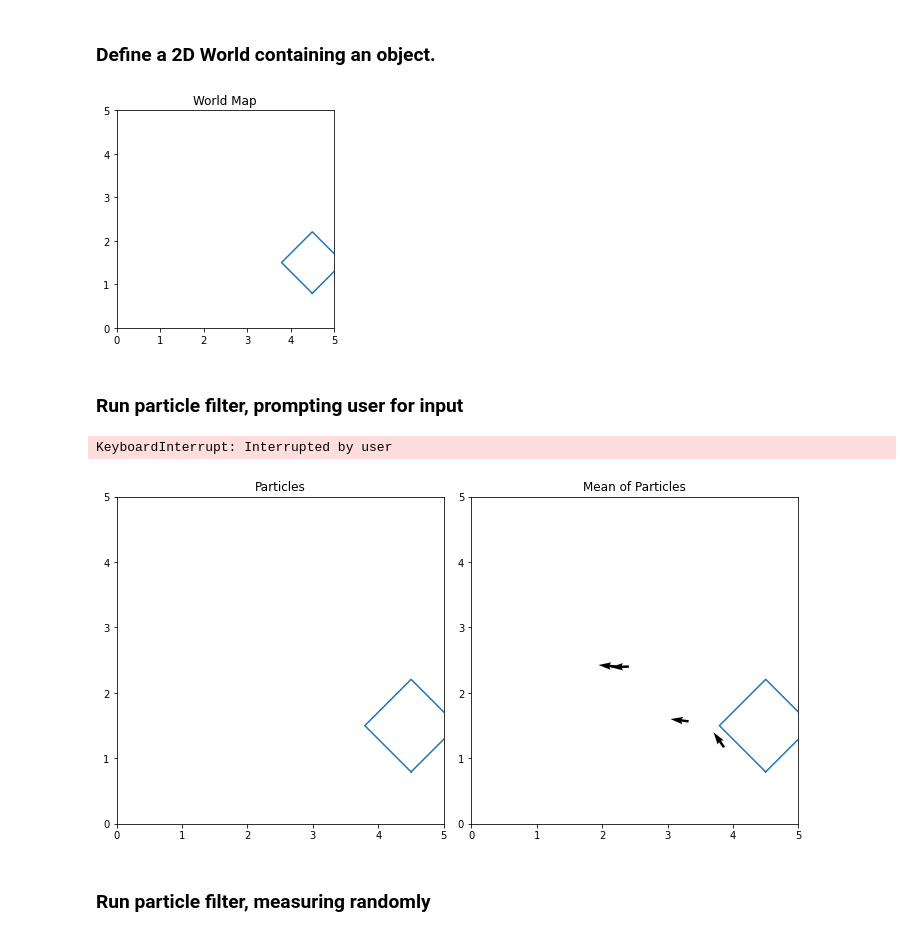
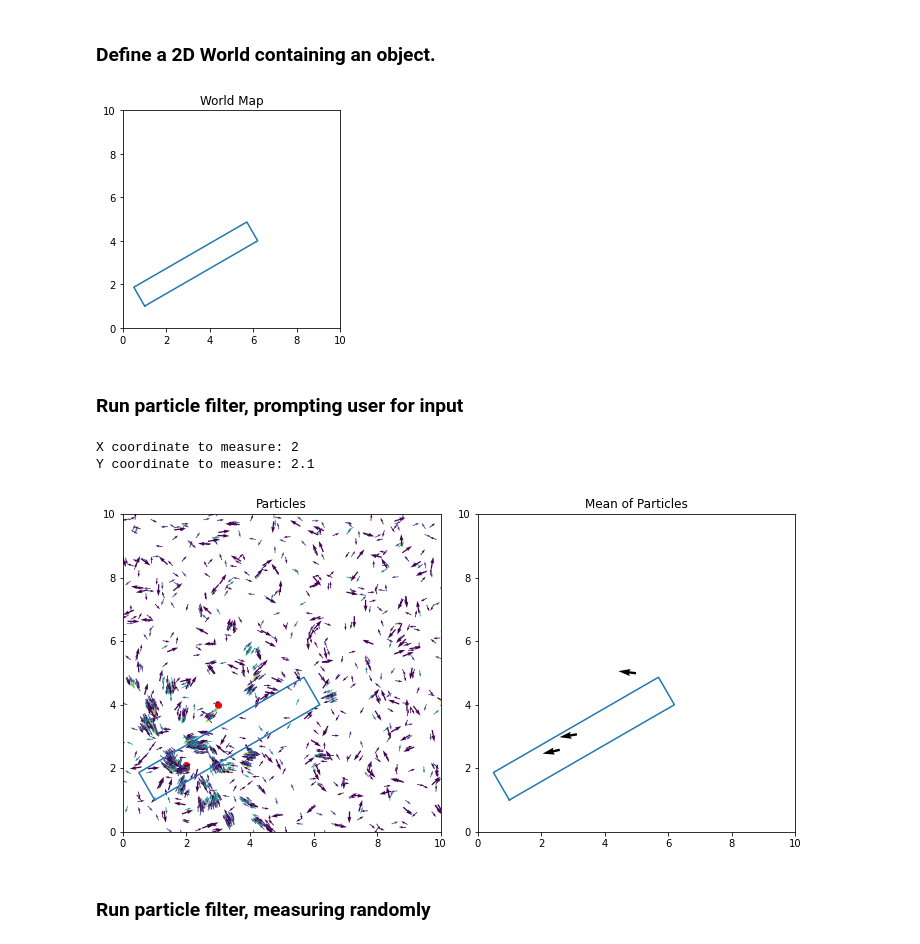
Before and after one commit to playertr/SDM_project, a Jupyter notebook: particle_filter_example.ipynb, the cells around one changed output. Saved outputs shown, nothing was run; the diff lists cells and outputs as text; code cells hidden in the pictures.

Commit message:
fixed rotation bug, added more visualization, broke the random visualizer.

```diff
--- a/particle_filter_example.ipynb
+++ b/particle_filter_example.ipynb
@@ -14,19 +14,19 @@ import time
 ### Define a 2D World containing an object.
 # %%
 # Define the shape, location, and angle of the object.
-shape = Polygon([[0, 0], [1, 0], [1, 1], [0, 1], [0, 0]])
-x = 4
+shape = Polygon([[0, 0], [6, 0], [6, 1],[0, 1], [0, 0]])
+x = 1
 y = 1
-theta = np.pi/4
+theta = np.pi/6
 
 # Create a World object to store the map and do measurements.
-map_size = (5,5)
+map_size = (10,10)
 w = World(shape, x, y, theta, map_size)
 # %%
 fig, ax = plt.subplots()
 w.plot(ax)
 # %% [output]
-[figure, old version]
+[figure, new version]
 # %% [markdown]
 ### Run particle filter, prompting user for input
 # %%
@@ -39,35 +39,46 @@ w.plot(ax1)
 w.plot(ax2)
 ax1.set_title('Particles')
 ax2.set_title('Mean of Particles')
 fig.tight_layout()
 
 # Repeatedly update the particle filter, measuring at user-defined locations.
+i = 0
+n = 1
 while(True):
     # select random measurement
     x = float(input("X coordinate to measure:"))
     y = float(input("Y coordinate to measure:"))
 
     # update particle filter with measurement
     z = w.measure(x, y)
     pf.update(z)
 
     # Plot
     s = ax1.scatter(z[0], z[1], c='r')
     q = pf.draw_particles(ax1)
 
     x,y,t = pf.get_state() # access estimated state
 
     q2 = ax2.quiver(x, y, np.cos(t), np.sin(t), label='Estimate')
     display.display(fig)
     display.clear_output(wait=True)
     time.sleep(0.01)
 
     if i != n-1:
         q.remove()
         s.remove()
+"""
+Make a SUPERMEGAset of candidate measurements.
+For each particle that exists:
+    Sample measurements that would prove or disprove it. (e.g., sample the border or interior)
+    Add these measurements to the set of candidate measurements
+
+At random, draw candidate measurements from the SUPERMEGAset of candidate measurements
+"""
 # %% [output]
-KeyboardInterrupt: Interrupted by user
+X coordinate to measure: 2
+Y coordinate to measure: 2.1
-[figure, old version]
+[figure, new version]
 # %% [markdown]
 ### Run particle filter, measuring randomly
 # %%
```
Also changed, not shown: parts of 1 cell of this notebook, 2 other files.
